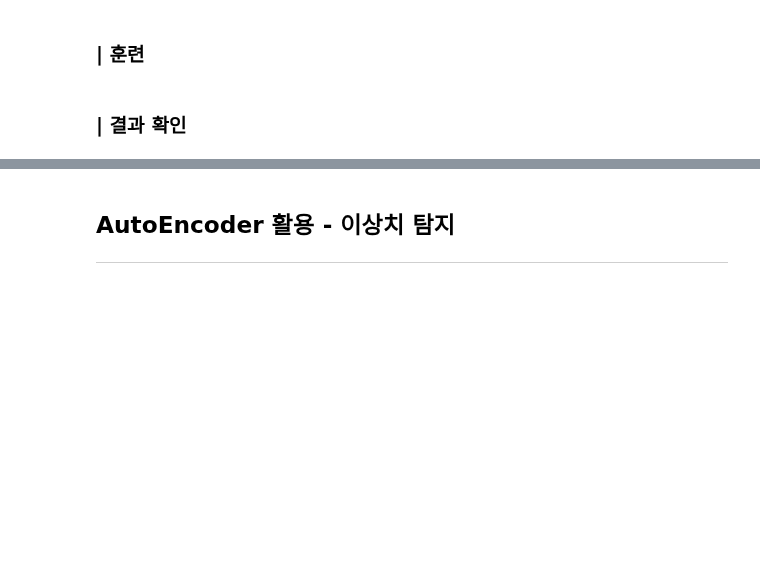
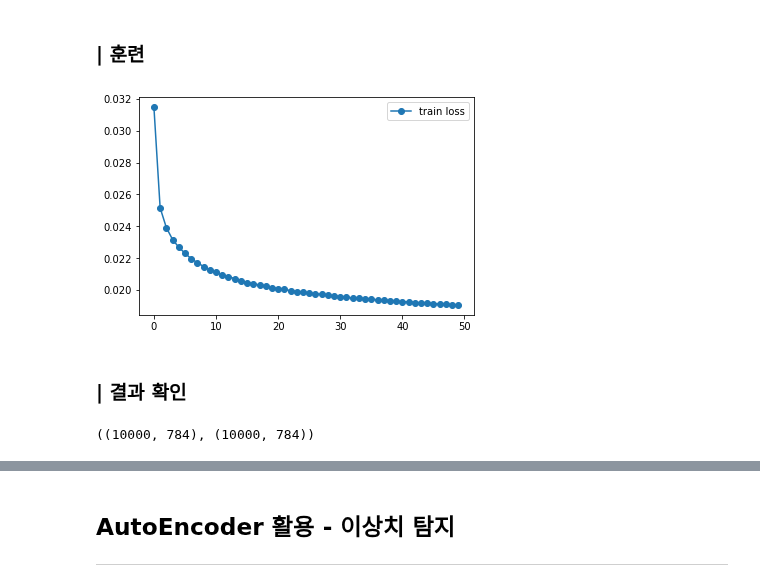
Before and after one commit to yebiny/SkillTreePython-DeepLearning, a Jupyter notebook: 04.Paper-with-code/comment/ch04_06_Autoencoder.ipynb, the cells around one changed output, grey strips where cells are left out. Saved outputs shown, nothing was run; the diff lists cells and outputs as text; code cells hidden in the pictures; blank space fills up the shorter version.

```diff
--- a/04.Paper-with-code/comment/ch04_06_Autoencoder.ipynb
+++ b/04.Paper-with-code/comment/ch04_06_Autoencoder.ipynb
@@ -155,2 +174,14 @@ plt.colorbar()
+# %%
+l = history.history['loss']
+plt.plot(l, marker='o', label='train loss')
+plt.legend()
+plt.show()
+# %% [output]
+[figure, added]
 # %% [markdown]
 ### **| 결과 확인**
+# %%
+x_recon = model.predict(x_test_noisy)
+x_recon.shape, x_test_noisy.shape
+# %% [output]
+((10000, 784), (10000, 784))
```
Also changed, not shown: parts of 4 cells of this notebook.
